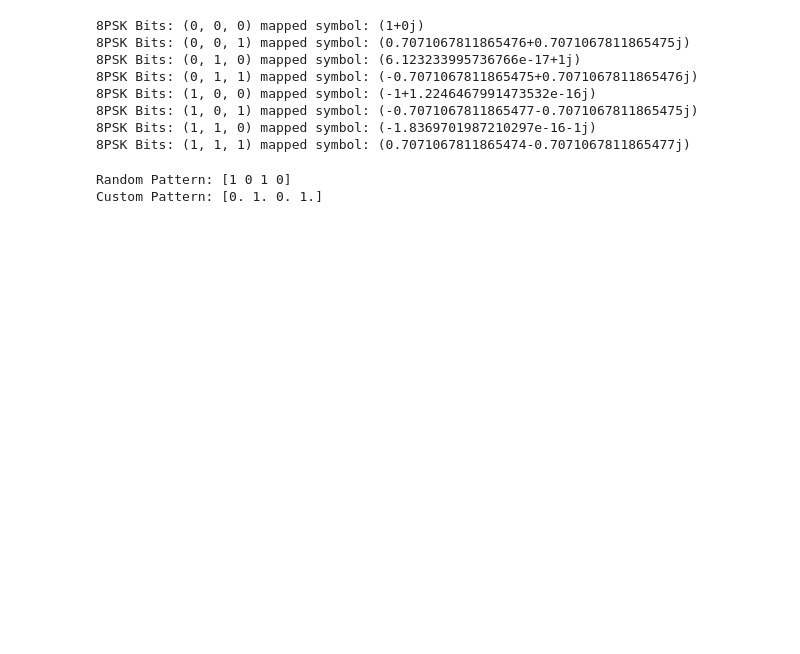
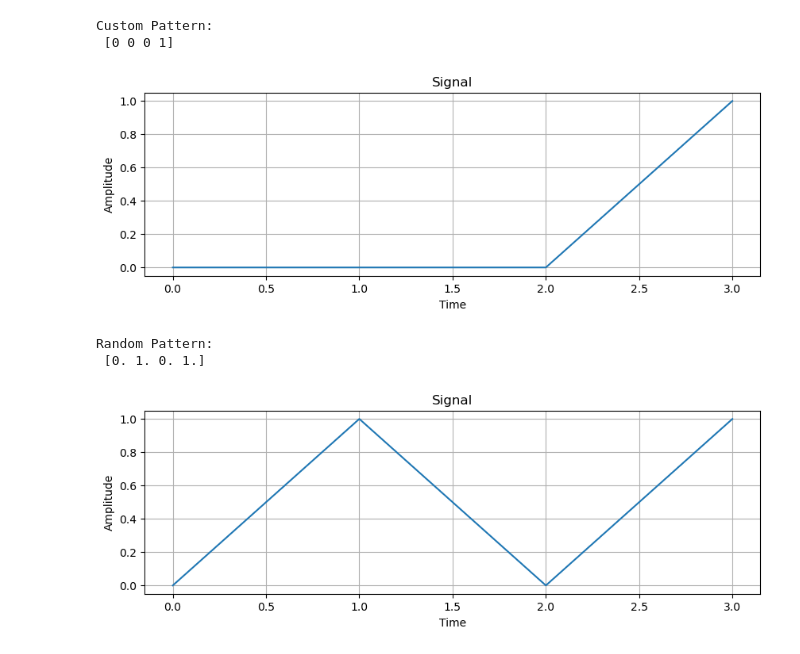
Before and after one commit to LeonMac/notebook, a Jupyter notebook: signal/signal_1.ipynb, the cells around one changed output. Saved outputs shown, nothing was run; the diff lists cells and outputs as text; code cells hidden in the pictures; blank space fills up the shorter version.

```diff
--- a/signal/signal_1.ipynb
+++ b/signal/signal_1.ipynb
@@ -97,22 +165,20 @@ QPSK Symbol: (-0.7071067811865477-0.7071067811865475j) Mapped Bits: (1, 0)
 # %%
-for i in range (2):
-    for j in range (2):
-        for k in range (2):
-            bits_epsk = (i, j, k)
-            try:
-                symbol_epsk = bit_to_symbol_map[EPSK][bits_epsk]
-                print(f"8PSK Bits: {bits_epsk} mapped symbol: {symbol_epsk}")
-            except Exception as e:
-                print(f"8PSK Bits: {bits_epsk} mapped symbol error: {e}")
+def plot_binary_sig(signal):
+    """
+    Plot the signal over time.
+
+    Parameters:
+        signal (np.array): signal values.
+        sig_rate (float): signal rate rate in .
+    """
+    plt.figure(figsize=(10, 3))
+    time = np.arange(0, len(signal))
+    plt.plot(time, signal)
+    plt.xlabel("Time")
+    plt.ylabel("Amplitude")
+    plt.title("Signal")
+    plt.grid(True)
+    plt.show()
-# %% [output]
-8PSK Bits: (0, 0, 0) mapped symbol: (1+0j)
-8PSK Bits: (0, 0, 1) mapped symbol: (0.7071067811865476+0.7071067811865475j)
-8PSK Bits: (0, 1, 0) mapped symbol: (6.123233995736766e-17+1j)
-8PSK Bits: (0, 1, 1) mapped symbol: (-0.7071067811865475+0.7071067811865476j)
-8PSK Bits: (1, 0, 0) mapped symbol: (-1+1.2246467991473532e-16j)
-8PSK Bits: (1, 0, 1) mapped symbol: (-0.7071067811865477-0.7071067811865475j)
-8PSK Bits: (1, 1, 0) mapped symbol: (-1.8369701987210297e-16-1j)
-8PSK Bits: (1, 1, 1) mapped symbol: (0.7071067811865474-0.7071067811865477j)
 # %%
 def _valid_check(mod_typ:str):
     '''check if the modulation type are supported'''
@@ -180,19 +246,27 @@ def gen_binary_signal(num_bits, pattern=None):
         remainder = num_bits % pattern_len
         signal = np.concatenate((signal, pattern[:remainder]))
     return signal
+# %%
+def test_binary_signal(num_bits, pattern=None):
+    text = "Custom Pattern: " if pattern == None else "Random Pattern: "
+    binary_signal = gen_binary_signal(num_bits, pattern=pattern)
+    print(text, "\n" ,binary_signal)
+    plot_binary_sig(binary_signal)
 # %%
 # Example usage:
 num_bits = 4
 
 # Generate a signal with a random pattern
-random_binary_signal = gen_binary_signal(num_bits)
-print("Random Pattern:", random_binary_signal)
+test_binary_signal(num_bits)
 
 # Generate a signal with a specified pattern
 custom_pattern = [0, 1]
-custom_binary_signal = gen_binary_signal(num_bits, pattern=custom_pattern)
-print("Custom Pattern:", custom_binary_signal)
+test_binary_signal(num_bits, pattern=custom_pattern)
 # %% [output]
-Random Pattern: [1 0 1 0]
-Custom Pattern: [0. 1. 0. 1.]
+Custom Pattern:
+ [0 0 0 1]
+[figure, added]
+Random Pattern:
+ [0. 1. 0. 1.]
+[figure, added]
 # %%
```
Also changed, not shown: parts of 34 cells of this notebook, 2 other files.
